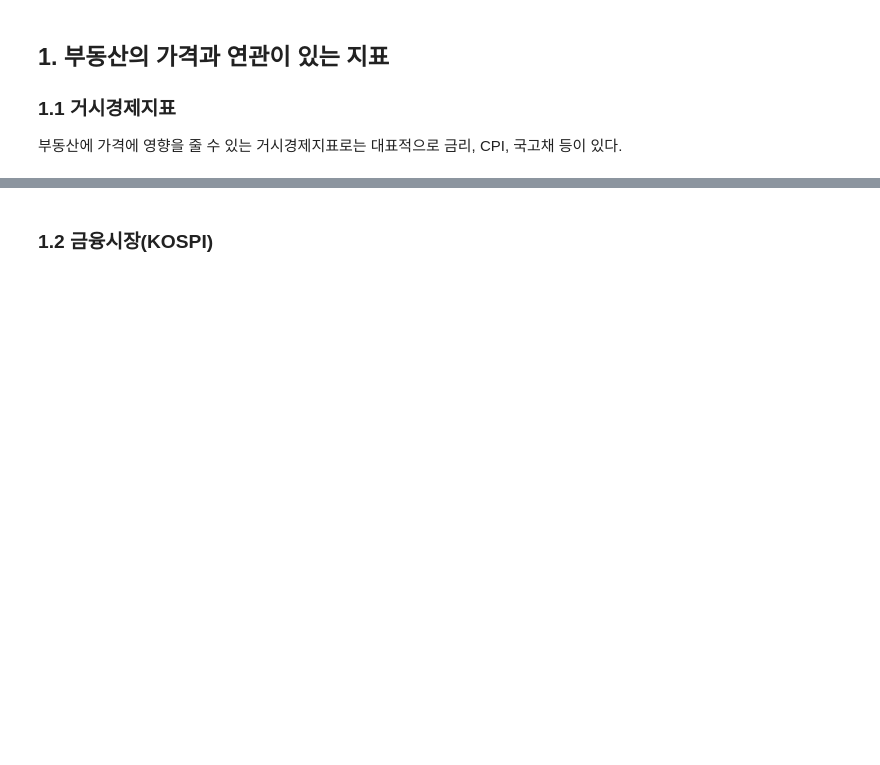
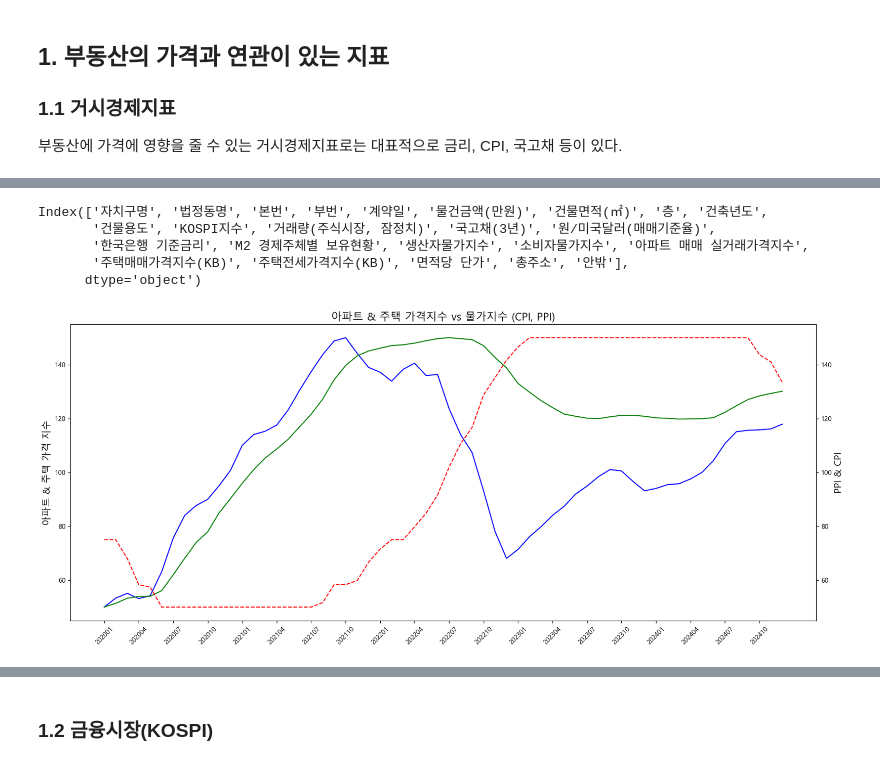
Before and after one commit to GitSkyBlue/Estate, a Jupyter notebook: Estate.ipynb, the cells around one changed output, grey strips where cells are left out. Saved outputs shown, nothing was run; the diff lists cells and outputs as text; code cells hidden in the pictures; blank space fills up the shorter version.

Commit message:
Feat: add graphs

```diff
--- a/Estate.ipynb
+++ b/Estate.ipynb
@@ -24,0 +101,48 @@
+# %%
+df.columns
+# %% [output]
+Index(['자치구명', '법정동명', '본번', '부번', '계약일', '물건금액(만원)', '건물면적(㎡)', '층', '건축년도',
+       '건물용도', 'KOSPI지수', '거래량(주식시장, 잠정치)', '국고채(3년)', '원/미국달러(매매기준율)',
+       '한국은행 기준금리', 'M2 경제주체별 보유현황', '생산자물가지수', '소비자물가지수', '아파트 매매 실거래가격지수',
+       '주택매매가격지수(KB)', '주택전세가격지수(KB)', '면적당 단가', '총주소', '안밖'],
+      dtype='object')
+# %%
+import numpy as np
+import matplotlib.pyplot as plt
+from sklearn.preprocessing import MinMaxScaler
+
+# 데이터 불러오기
+data = df.groupby('년월')['아파트 매매 실거래가격지수'].mean()
+data2 = df.groupby('년월')['주택매매가격지수(KB)'].mean()
+data3 = df.groupby('년월')['한국은행 기준금리'].max()
+
+# 스케일러 초기화 및 적용
+scaler = MinMaxScaler(feature_range=(50, 150))  # 스케일을 50~150으로 조정
+
+data_scaled = scaler.fit_transform(data.values.reshape(-1, 1)).flatten()
+data2_scaled = scaler.fit_transform(data2.values.reshape(-1, 1)).flatten()
+data3_scaled = scaler.fit_transform(data3.values.reshape(-1, 1)).flatten()
+
+# 그래프 그리기
+fig, ax1 = plt.subplots(figsize=(20, 8))
+
+# 왼쪽 Y축 (아파트, 주택 가격 지수)
+ax1.plot(data_scaled, label="아파트 매매 실거래가격지수", color='b')
+ax1.plot(data2_scaled, label="주택매매가격지수(KB)", color='g')
+ax1.set_ylabel("아파트 & 주택 가격 지수", fontsize=14)
+
+# X축 눈금 설정: 6개마다 한 번씩
+xticks_indices = np.arange(0, len(data), 3)  # 6개마다 한 번씩 인덱스 선택
+xticks_labels = data.index[xticks_indices]  # 해당 인덱스에 대응하는 날짜
+ax1.set_xticks(xticks_indices)
+ax1.set_xticklabels(xticks_labels, rotation=45)
+
+# 오른쪽 Y축 (PPI, CPI)
+ax2 = ax1.twinx()  # 보조 Y축 생성
+ax2.plot(data3_scaled, label='생산자물가지수 (PPI)', color='r', linestyle='dashed')
+ax2.set_ylabel("PPI & CPI", fontsize=14)
+
+plt.title("아파트 & 주택 가격지수 vs 물가지수 (CPI, PPI)", fontsize=16)
+plt.show()
+# %% [output]
+[figure, added]
```
Also changed, not shown: parts of 42 cells of this notebook, 3 other files.
